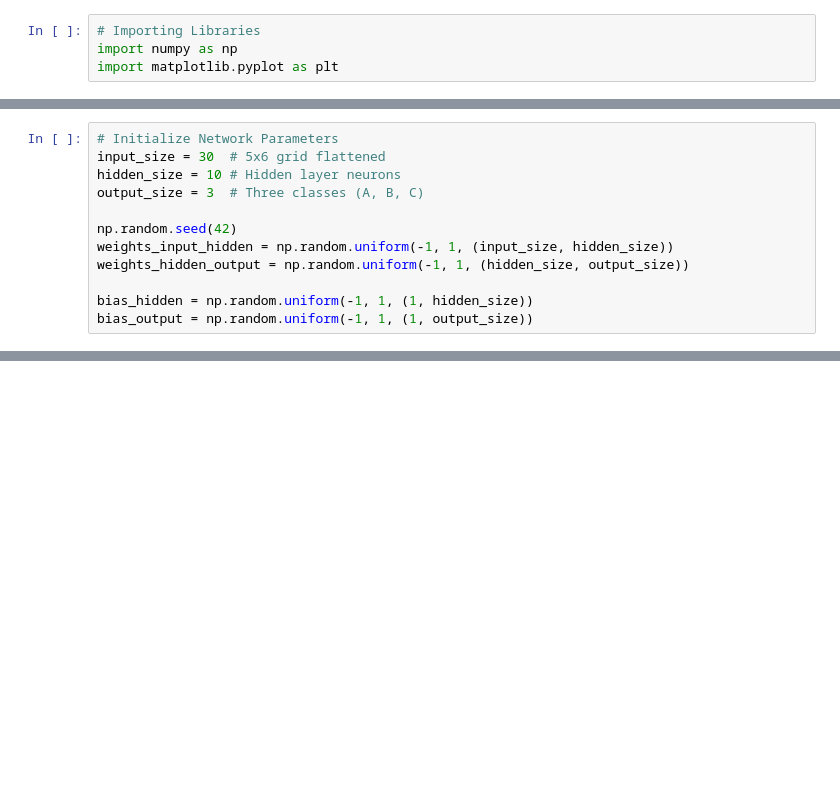
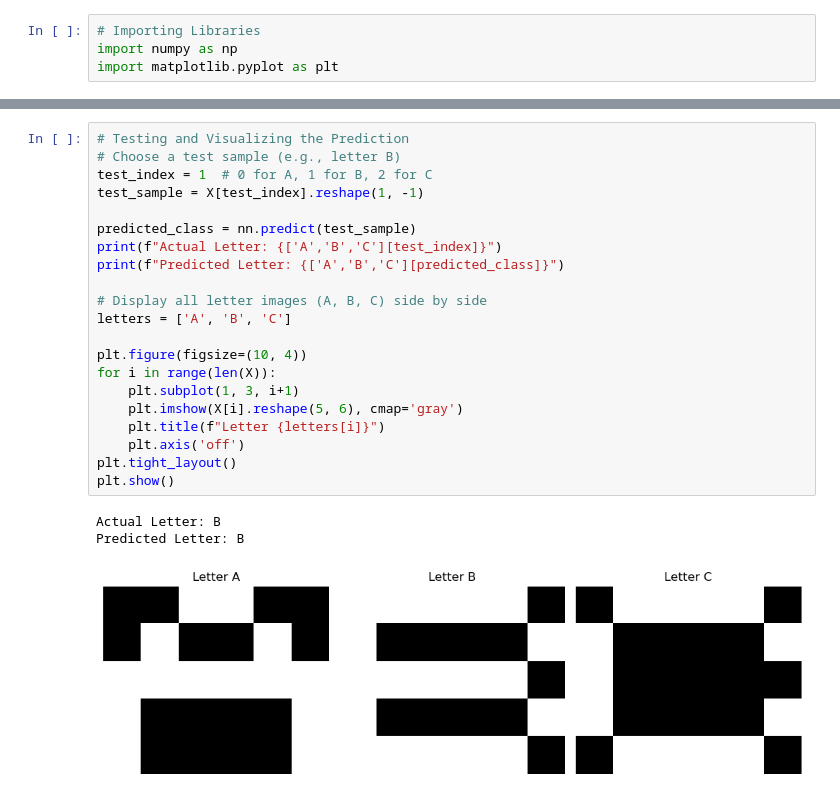
Before and after one commit to Hemant755/TuteDude-Projects, a Jupyter notebook: Neural_Network.ipynb, the cells around one changed output, grey strips where cells are left out. Cells and saved outputs as stored; diff of their text form; blank space fills up the shorter version.

```diff
--- a/Neural_Network.ipynb
+++ b/Neural_Network.ipynb
@@ -48,12 +28,0 @@ def sigmoid_derivative(x):
-# %%
-# Initialize Network Parameters
-input_size = 30  # 5x6 grid flattened
-hidden_size = 10 # Hidden layer neurons
-output_size = 3  # Three classes (A, B, C)
-
-np.random.seed(42)
-weights_input_hidden = np.random.uniform(-1, 1, (input_size, hidden_size))
-weights_hidden_output = np.random.uniform(-1, 1, (hidden_size, output_size))
-
-bias_hidden = np.random.uniform(-1, 1, (1, hidden_size))
-bias_output = np.random.uniform(-1, 1, (1, output_size))
@@ -135,0 +95,25 @@ Predicted Letter: A
+# %%
+# Testing and Visualizing the Prediction
+# Choose a test sample (e.g., letter B)
+test_index = 1  # 0 for A, 1 for B, 2 for C
+test_sample = X[test_index].reshape(1, -1)
+
+predicted_class = nn.predict(test_sample)
+print(f"Actual Letter: {['A','B','C'][test_index]}")
+print(f"Predicted Letter: {['A','B','C'][predicted_class]}")
+
+# Display all letter images (A, B, C) side by side
+letters = ['A', 'B', 'C']
+
+plt.figure(figsize=(10, 4))
+for i in range(len(X)):
+    plt.subplot(1, 3, i+1)
+    plt.imshow(X[i].reshape(5, 6), cmap='gray')
+    plt.title(f"Letter {letters[i]}")
+    plt.axis('off')
+plt.tight_layout()
+plt.show()
+# %% [output]
+Actual Letter: B
+Predicted Letter: B
+[figure, added]
```
Also changed, not shown: parts of 9 cells of this notebook.
